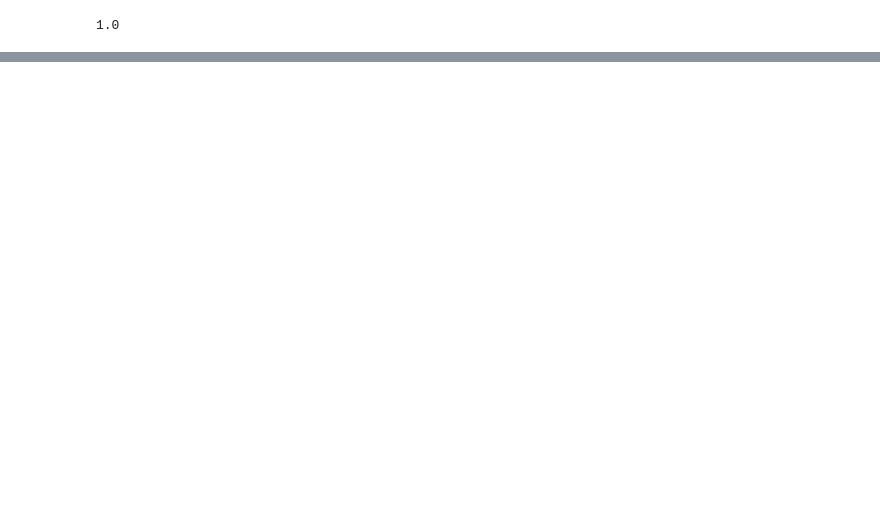
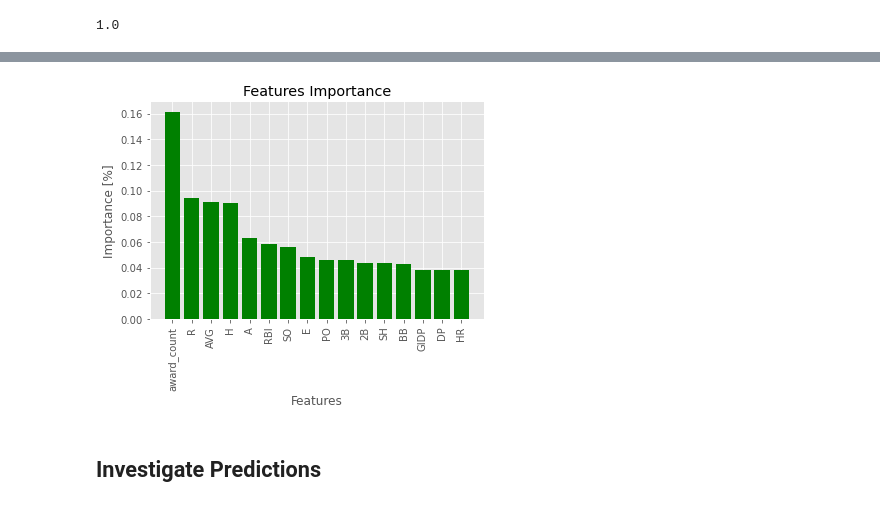
Before and after one commit to arivers444/Project_Finale, a Jupyter notebook: HOF_randomF.ipynb, the cells around one changed output, grey strips where cells are left out. Saved outputs shown, nothing was run; the diff lists cells and outputs as text; code cells hidden in the pictures; blank space fills up the shorter version.

Commit message:
adding Dane's Segment #2 code to HOF_randomF.ipynb

```diff
--- a/HOF_randomF.ipynb
+++ b/HOF_randomF.ipynb
@@ -233,5 +241,5 @@ weighted avg       0.87      0.87      0.87       187
 # %%
-# Calculate feature importance in the Random Forest model.
-importances = rf_model.feature_importances_
+# Calculate feature importance in the Random Forest model & sort largest to smallest
+importances = sorted(zip(rf_model.feature_importances_, X.columns), reverse=True)
 importances
 # %% [output]
@@ -265,0 +326,36 @@ rf_model.feature_importances_.sum()
+# %%
+
+# DANE'S CODE:
+# %matplotlib inline
+# plt.style.use('ggplot')
+# x = ['R', 'H', '2B', '3B', 'HR', 'RBI', 'BB', 'SO', 'SH', 'AVG', 'PO', 'A', 'E', 'DP', 'award_count']
+# y = importances
+# x_pos = [i for i, _ in enumerate(x)]
+
+# plt.bar(x_pos, importances, color='green')
+# plt.xlabel('Features Importance')
+# plt.show()
+
+# NICK's comments
+# would like to investigate how to auto generate x list instead of manually entering
+# Need to label x ticks
+# would like to reorder, largest to smallest
+
+# TRY THIS CODE:
+%matplotlib inline
+plt.style.use('ggplot')
+x = [lis[-1] for lis in importances]
+y = [lis[0] for lis in importances]
+x_pos = [i for i, _ in enumerate(x)]
+
+plt.bar(x_pos, y, color='green')
+plt.title('Features Importance')
+plt.xlabel('Features')
+plt.ylabel('Importance [%]')
+
+plt.xticks(x_pos,x,rotation=90,ha='center')
+plt.show()
+# %% [output]
+[figure, added]
+# %% [markdown]
+## Investigate Predictions
```
Also changed, not shown: parts of 16 cells of this notebook.
